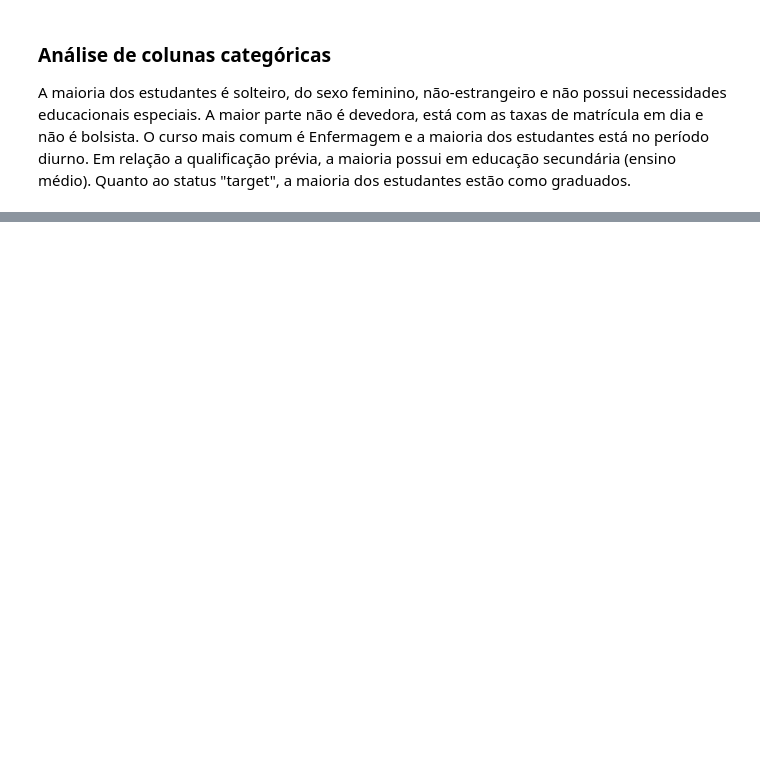
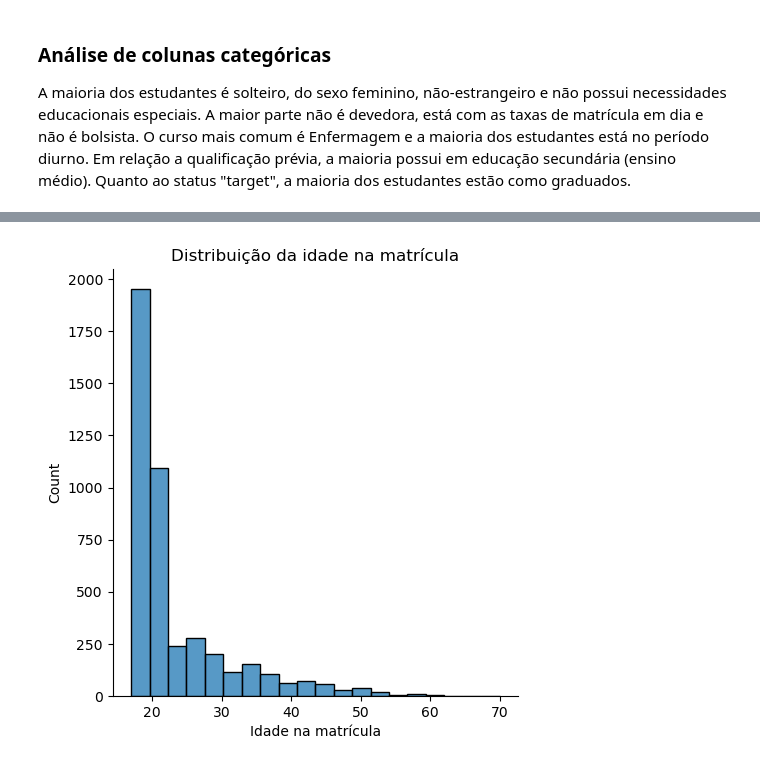
Before and after one commit to CrisNakamura/modelo_prevencao_evasao_estudantil, a Jupyter notebook: projeto.ipynb, the cells around one changed output, grey strips where cells are left out. Cells and saved outputs as stored; diff of their text form; code cells hidden in the pictures; blank space fills up the shorter version.

Commit message:
[feat] EDA - dados demográficos e socioeconômicos

```diff
--- a/projeto.ipynb
+++ b/projeto.ipynb
@@ -91,0 +114,6 @@ dados.describe(include='object', exclude='number')
+# %%
+sns.displot(dados, x='Idade na matrícula', bins=20)
+plt.title('Distribuição da idade na matrícula')
+plt.show()
+# %% [output]
+[figure, added]
```
Also changed, not shown: parts of 19 cells of this notebook.
